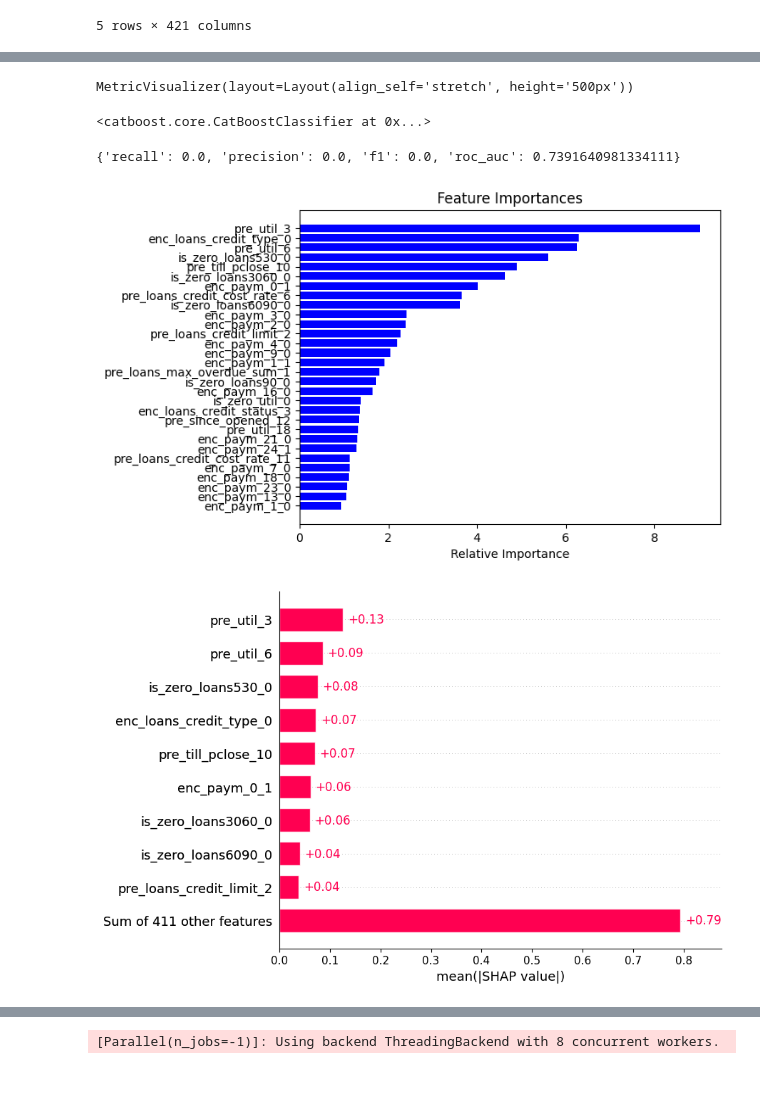
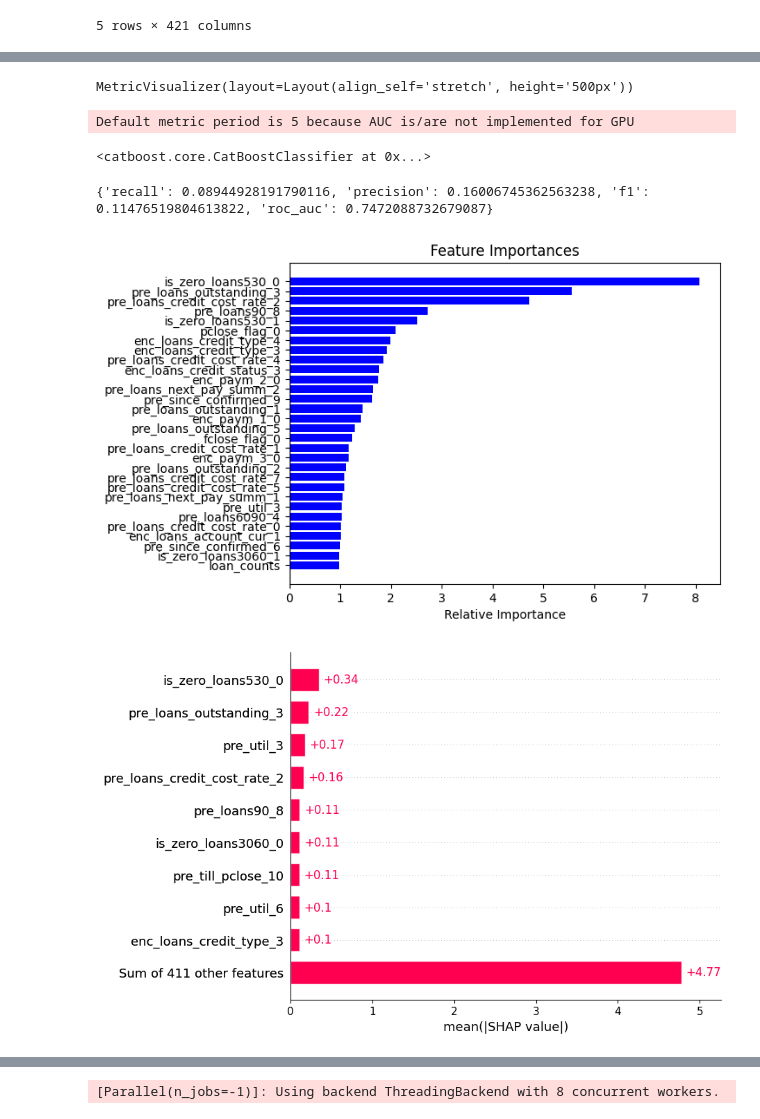
Before and after one commit to yurchest/DecSystem, a Jupyter notebook: model/research.ipynb, the cells around one changed output, grey strips where cells are left out. Saved outputs shown, nothing was run; the diff lists cells and outputs as text; code cells hidden in the pictures; blank space fills up the shorter version.

```diff
--- a/model/research.ipynb
+++ b/model/research.ipynb
@@ -51,0 +83,27 @@ X_train, X_test, y_train, y_test = train_test_split(df.drop('flag', axis=1), df[
+# %%
+# 1. Загрузка данных
+train_df = pd.read_pickle('data/train_resampled.pkl')
+test_df = pd.read_pickle('data/test_resampled.pkl')
+
+# 2. Проверка структуры данных
+print("Колонки train:", train_df.columns.tolist())
+print("Колонки test:", test_df.columns.tolist())
+
+# 3. Разделение на признаки и целевую переменную
+# Предполагаем, что целевая переменная называется 'flag'
+X_train = train_df.drop('flag', axis=1)
+y_train = train_df['flag']
+
+X_test = test_df.drop('flag', axis=1)
+y_test = test_df['flag']
+
+# 4. Проверка размерностей
+print(f"\nРазмеры данных:")
+print(f"X_train: {X_train.shape}, y_train: {y_train.shape}")
+print(f"X_test: {X_test.shape}, y_test: {y_test.shape}")
+
+# 5. Проверка распределения классов
+print("\nРаспределение в train:")
+print(y_train.value_counts(normalize=True))
+print("\nРаспределение в test:")
+print(y_test.value_counts(normalize=True))
@@ -52,9 +129,12 @@ X_train, X_test, y_train, y_test = train_test_split(df.drop('flag', axis=1), df[
 # %%
 from catboost import CatBoostClassifier, Pool
 
-catboost_clf = CatBoostClassifier(iterations=100,
-                                    learning_rate=0.03,
+catboost_clf = CatBoostClassifier(
+                                    auto_class_weights='Balanced',  # Автовзвешивание классов
+                                    iterations=300,
+                                    # learning_rate=0.03,
                                     task_type="GPU",
+                                    eval_metric="AUC",
                                     early_stopping_rounds=20
                                     )
 
@@ -65,39 +145,40 @@ catboost_clf.fit(X_train, y_train,
 )
 # %% [output]
 MetricVisualizer(layout=Layout(align_self='stretch', height='500px'))
-<catboost.core.CatBoostClassifier at 0x...>
+Default metric period is 5 because AUC is/are not implemented for GPU
+<catboost.core.CatBoostClassifier at 0x...>
 # %%
 # Get predicted classes
 y_pred = catboost_clf.predict(X_test)
 # Get predicted probabilities for each class
 y_pred_proba = catboost_clf.predict_proba(X_test)[:,1]
 
 metrics = {}
 metrics["recall"] = recall_score(y_test, y_pred)
 
 metrics["precision"] = precision_score(y_test, y_pred)
 metrics["f1"] = f1_score(y_test, y_pred)
 metrics["roc_auc"] = roc_auc_score(y_test, y_pred_proba)
 print(metrics)
 
 feature_names = X_train.columns
-importances = catboost_clf.feature_importances_
-indices = np.argsort(importances)[-30:]
+importances_all = catboost_clf.feature_importances_
+indices = np.argsort(importances_all)[-30:]
 
 plt.title('Feature Importances')
-plt.barh(range(len(indices)), importances[indices], color='b', align='center')
+plt.barh(range(len(indices)), importances_all[indices], color='b', align='center')
 plt.yticks(range(len(indices)), [feature_names[i] for i in indices])
 plt.xlabel('Relative Importance')
 plt.show()
 # %% [output]
-{'recall': 0.0, 'precision': 0.0, 'f1': 0.0, 'roc_auc': 0.7391640981334111}
+{'recall': 0.08944928191790116, 'precision': 0.16006745362563238, 'f1': 0.11476519804613822, 'roc_auc': 0.7472088732679087}
-[figure, old version]
+[figure, new version]
 # %%
 import shap
 explainer = shap.Explainer(catboost_clf)
-shap_values = explainer(X_test.sample(frac=0.1))
+shap_values = explainer(X_test.sample(frac=0.5))
 shap_importance = shap_values.abs.mean(0).values
 shap.plots.bar(shap_values)
 # %% [output]
-[figure, old version]
+[figure, new version]
 # %%
```
Also changed, not shown: parts of 23 cells of this notebook, 6 other files.
